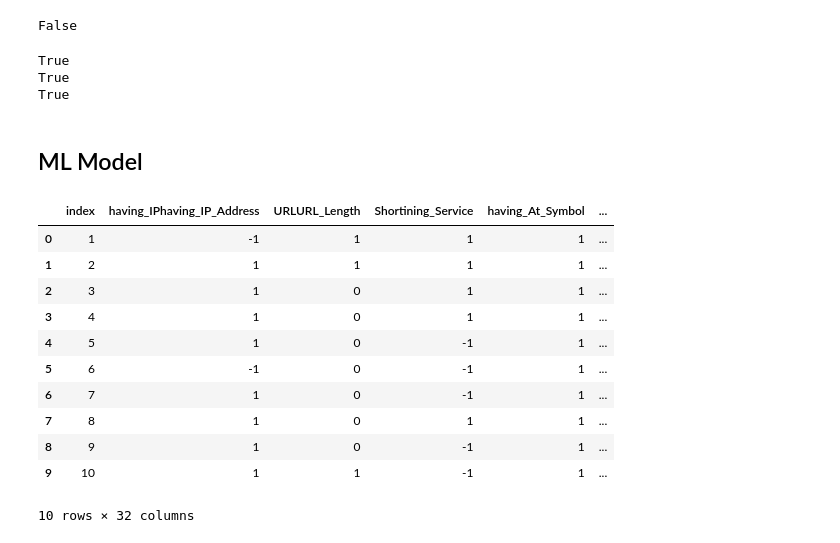
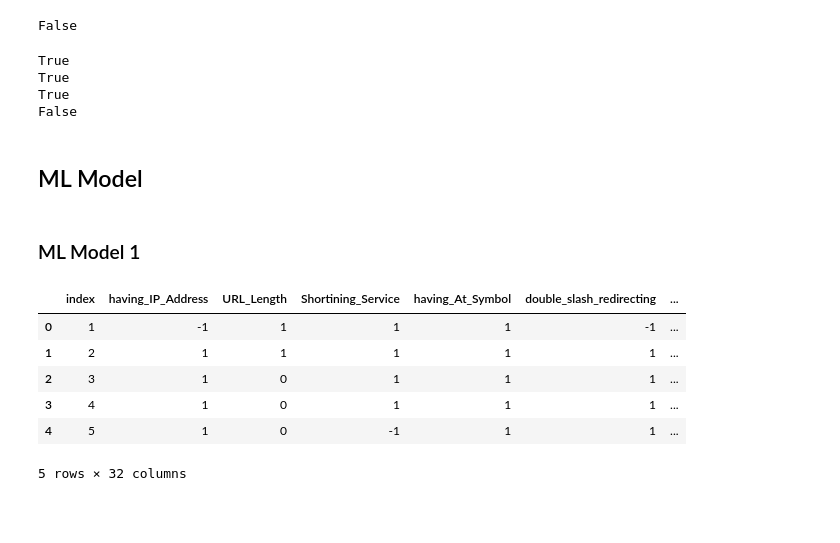
Before and after one commit to akankshamahajan99/Phishing-detection, a Jupyter notebook: Phishing Detection.ipynb, the cells around one changed output. Drawn from its saved outputs; the diff is of its cells as text; code cells hidden in the pictures; blank space fills up the shorter version.

Commit message:
Google+Whois+ML model

```diff
--- a/Phishing Detection.ipynb
+++ b/Phishing Detection.ipynb
@@ -134,15 +163,18 @@ check_google(url)
 False
 # %%
 # Checking phishing site
-urls = ["https://cbsujavrh.ts.r.appspot.com/login.microsoftonline.com/common/oauth2", "http://continouscrusader.com/www.amazon.com/preferredmethods/payment/Amazon", "http://tiny.cc/m5md0y?platform=hootsuite"]
+urls = ["https://cbsujavrh.ts.r.appspot.com/login.microsoftonline.com/common/oauth2", "http://continouscrusader.com/www.amazon.com/preferredmethods/payment/Amazon", "http://tiny.cc/m5md0y?platform=hootsuite", "https://g-amazon.top/amazon/login/login.php"]
 for url in urls:
     print(check_google(url))
 # %% [output]
 True
 True
 True
+False
 # %% [markdown]
 ## ML Model
+# %% [markdown]
+### ML Model 1
 # %%
 # Filter the uneccesary warnings
 import warnings
@@ -154,16 +187,11 @@ import numpy as np
 # %%
 data = pd.read_csv('dataset.csv')
-data.head(10)
+data.head()
 # %% [output]
-|  | index | having_IPhaving_IP_Address | URLURL_Length | Shortining_Service | having_At_Symbol | ... |
-| 0 | 1 | -1 | 1 | 1 | 1 | ... |
-| 1 | 2 | 1 | 1 | 1 | 1 | ... |
-| 2 | 3 | 1 | 0 | 1 | 1 | ... |
-| 3 | 4 | 1 | 0 | 1 | 1 | ... |
-| 4 | 5 | 1 | 0 | -1 | 1 | ... |
-| 5 | 6 | -1 | 0 | -1 | 1 | ... |
-| 6 | 7 | 1 | 0 | -1 | 1 | ... |
-| 7 | 8 | 1 | 0 | 1 | 1 | ... |
-| 8 | 9 | 1 | 0 | -1 | 1 | ... |
-| 9 | 10 | 1 | 1 | -1 | 1 | ... |
+|  | index | having_IP_Address | URL_Length | Shortining_Service | having_At_Symbol | double_slash_redirecting | ... |
+| 0 | 1 | -1 | 1 | 1 | 1 | -1 | ... |
+| 1 | 2 | 1 | 1 | 1 | 1 | 1 | ... |
+| 2 | 3 | 1 | 0 | 1 | 1 | 1 | ... |
+| 3 | 4 | 1 | 0 | 1 | 1 | 1 | ... |
+| 4 | 5 | 1 | 0 | -1 | 1 | 1 | ... |
-10 rows × 32 columns
+5 rows × 32 columns
```
Also changed, not shown: parts of 49 cells of this notebook.
